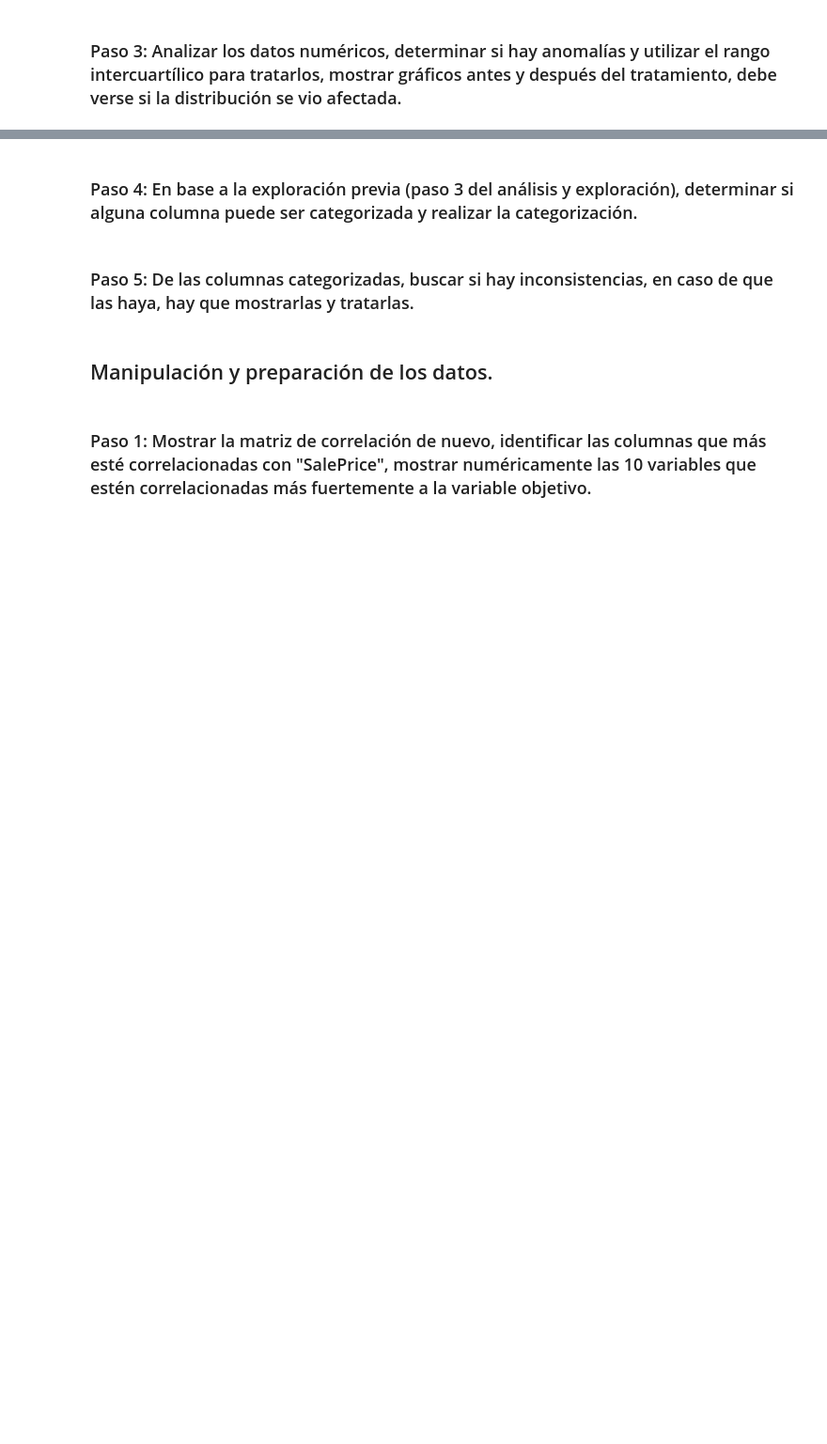
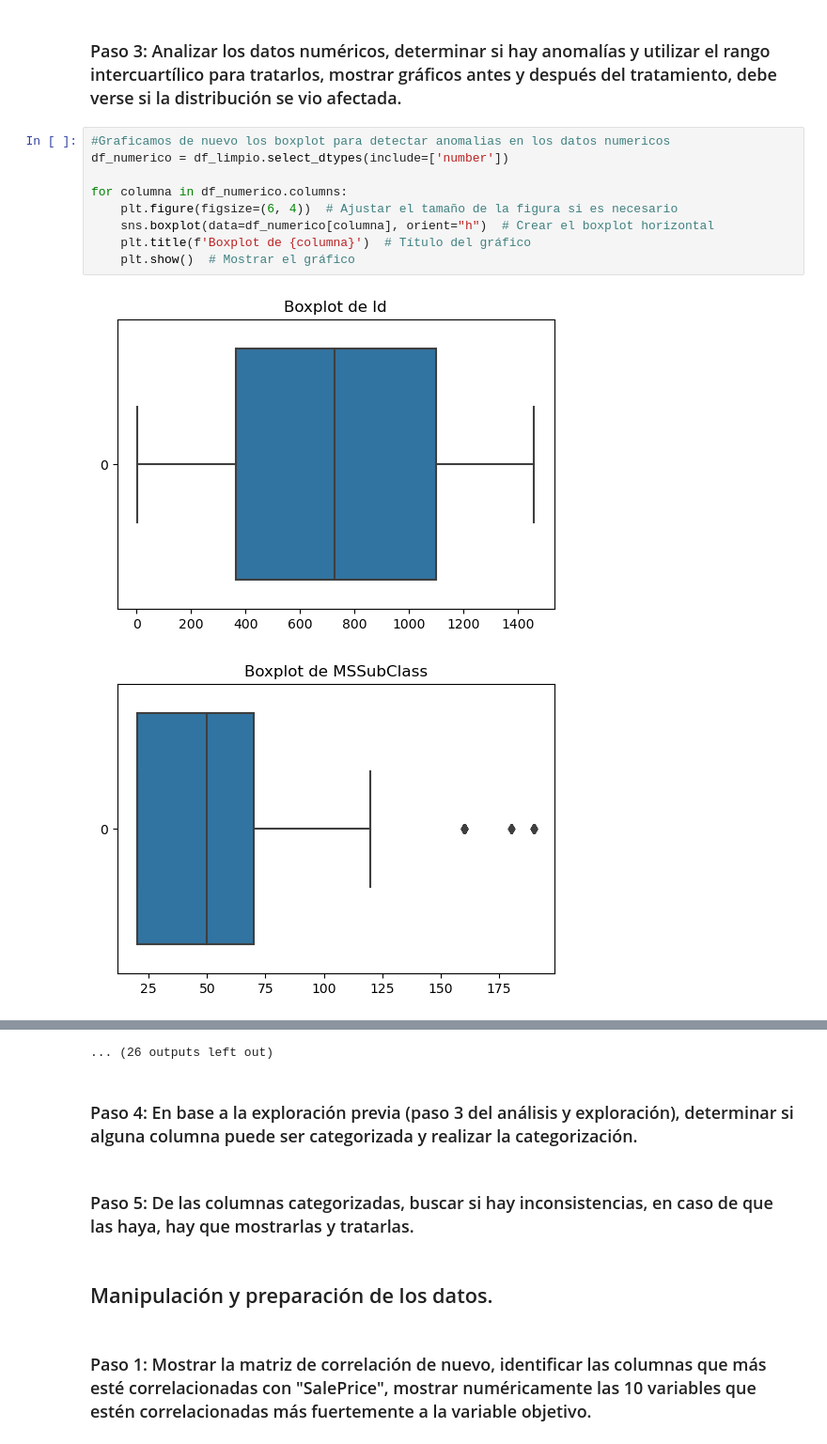
Before and after one commit to alan19720/proyecto1, a Jupyter notebook: Proyecto 1 - EDA completo.ipynb, the cells around one changed output, grey strips where cells are left out. Shown at 94% size. Drawn from its saved outputs; the diff is of its cells as text; blank space fills up the shorter version.

Commit message:
fase1_anomalias

```diff
--- a/Proyecto 1 - EDA completo.ipynb
+++ b/Proyecto 1 - EDA completo.ipynb
@@ -420,2 +438,14 @@ print(df_limpio.isna().sum().sort_values(ascending=False))
 # %% [markdown]
 ### Paso 3: Analizar los datos numéricos, determinar si hay anomalías y utilizar el rango intercuartílico para tratarlos, mostrar gráficos antes y después del tratamiento, debe verse si la distribución se vio afectada.
+# %%
+#Graficamos de nuevo los boxplot para detectar anomalias en los datos numericos
+df_numerico = df_limpio.select_dtypes(include=['number'])
+
+for columna in df_numerico.columns:
+    plt.figure(figsize=(6, 4))  # Ajustar el tamaño de la figura si es necesario
+    sns.boxplot(data=df_numerico[columna], orient="h")  # Crear el boxplot horizontal
+    plt.title(f'Boxplot de {columna}')  # Título del gráfico
+    plt.show()  # Mostrar el gráfico
+# %% [output]
+[figure, added]
+[figure, added]
@@ -422,3 +462,4 @@ print(df_limpio.isna().sum().sort_values(ascending=False))
+... (26 outputs left out)
 # %% [markdown]
 ### Paso 4: En base a la exploración previa (paso 3 del análisis y exploración), determinar si alguna columna puede ser categorizada y realizar la categorización.
 # %% [markdown]
```
Also changed, not shown: parts of 3 cells of this notebook.
